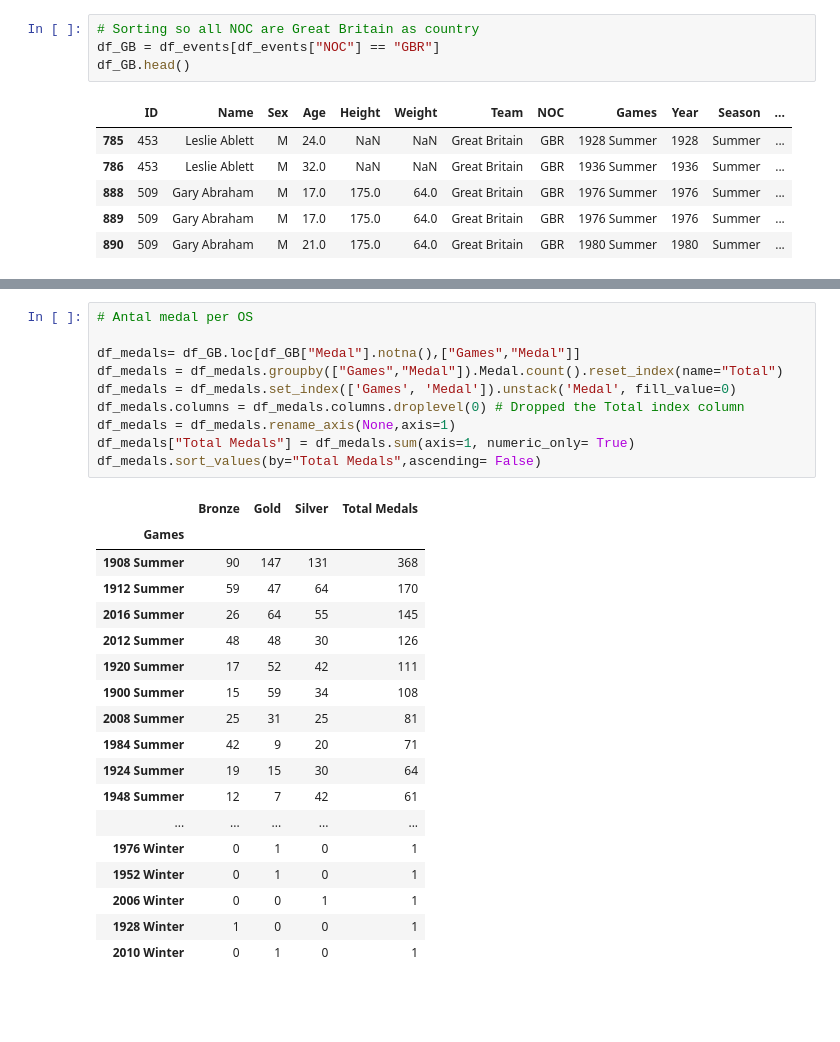
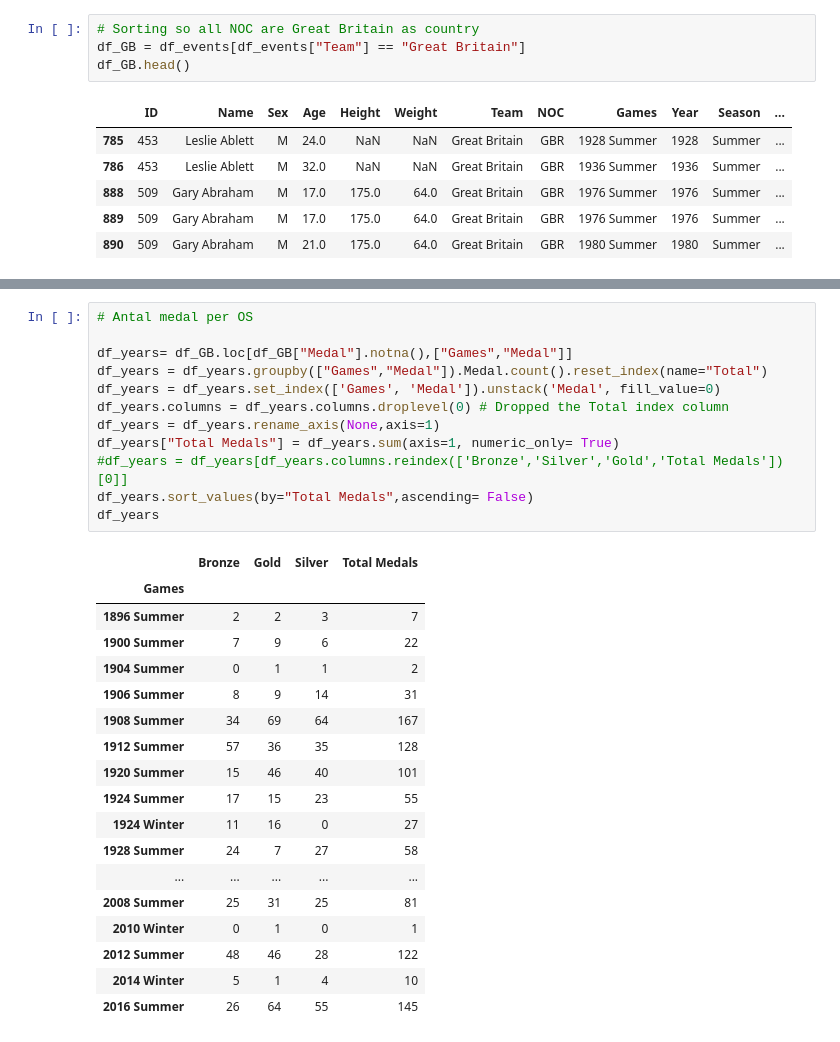
Before and after one commit to SCGlass/Databehandling_project_OS, a Jupyter notebook: Sam/Exercise_1.ipynb, the cells around one changed output, grey strips where cells are left out. Cells and saved outputs as stored; diff of their text form; blank space fills up the shorter version.

Commit message:
completing exercise 1. Need to sort out the ordering on the medals and add labels and title on the histogram

```diff
--- a/Sam/Exercise_1.ipynb
+++ b/Sam/Exercise_1.ipynb
@@ -48,7 +48,7 @@ df_events["Name_Hash"] = df_events["Name"].apply(
 )
 # %%
 # Sorting so all NOC are Great Britain as country
-df_GB = df_events[df_events["NOC"] == "GBR"]
+df_GB = df_events[df_events["Team"] == "Great Britain"]
 df_GB.head()
 # %% [output]
 |  | ID | Name | Sex | Age | Height | Weight | Team | NOC | Games | Year | Season | ... |
@@ -123,29 +108,31 @@ df_years
 # %%
 # Antal medal per OS
 
-df_medals= df_GB.loc[df_GB["Medal"].notna(),["Games","Medal"]]
-df_medals = df_medals.groupby(["Games","Medal"]).Medal.count().reset_index(name="Total")
-df_medals = df_medals.set_index(['Games', 'Medal']).unstack('Medal', fill_value=0)
-df_medals.columns = df_medals.columns.droplevel(0) # Dropped the Total index column
-df_medals = df_medals.rename_axis(None,axis=1)
-df_medals["Total Medals"] = df_medals.sum(axis=1, numeric_only= True)
-df_medals.sort_values(by="Total Medals",ascending= False)
+df_years= df_GB.loc[df_GB["Medal"].notna(),["Games","Medal"]]
+df_years = df_years.groupby(["Games","Medal"]).Medal.count().reset_index(name="Total")
+df_years = df_years.set_index(['Games', 'Medal']).unstack('Medal', fill_value=0)
+df_years.columns = df_years.columns.droplevel(0) # Dropped the Total index column
+df_years = df_years.rename_axis(None,axis=1)
+df_years["Total Medals"] = df_years.sum(axis=1, numeric_only= True)
+#df_years = df_years[df_years.columns.reindex(['Bronze','Silver','Gold','Total Medals'])[0]]
+df_years.sort_values(by="Total Medals",ascending= False)
+df_years
 # %% [output]
 |  | Bronze | Gold | Silver | Total Medals |
 | Games |  |  |  |  |
-| 1908 Summer | 90 | 147 | 131 | 368 |
-| 1912 Summer | 59 | 47 | 64 | 170 |
+| 1896 Summer | 2 | 2 | 3 | 7 |
+| 1900 Summer | 7 | 9 | 6 | 22 |
+| 1904 Summer | 0 | 1 | 1 | 2 |
+| 1906 Summer | 8 | 9 | 14 | 31 |
+| 1908 Summer | 34 | 69 | 64 | 167 |
+| 1912 Summer | 57 | 36 | 35 | 128 |
+| 1920 Summer | 15 | 46 | 40 | 101 |
+| 1924 Summer | 17 | 15 | 23 | 55 |
+| 1924 Winter | 11 | 16 | 0 | 27 |
+| 1928 Summer | 24 | 7 | 27 | 58 |
+| ... | ... | ... | ... | ... |
+| 2008 Summer | 25 | 31 | 25 | 81 |
+| 2010 Winter | 0 | 1 | 0 | 1 |
+| 2012 Summer | 48 | 46 | 28 | 122 |
+| 2014 Winter | 5 | 1 | 4 | 10 |
 | 2016 Summer | 26 | 64 | 55 | 145 |
-| 2012 Summer | 48 | 48 | 30 | 126 |
-| 1920 Summer | 17 | 52 | 42 | 111 |
-| 1900 Summer | 15 | 59 | 34 | 108 |
-| 2008 Summer | 25 | 31 | 25 | 81 |
-| 1984 Summer | 42 | 9 | 20 | 71 |
-| 1924 Summer | 19 | 15 | 30 | 64 |
-| 1948 Summer | 12 | 7 | 42 | 61 |
-| ... | ... | ... | ... | ... |
-| 1976 Winter | 0 | 1 | 0 | 1 |
-| 1952 Winter | 0 | 1 | 0 | 1 |
-| 2006 Winter | 0 | 0 | 1 | 1 |
-| 1928 Winter | 1 | 0 | 0 | 1 |
-| 2010 Winter | 0 | 1 | 0 | 1 |
```
Also changed, not shown: parts of 6 cells of this notebook.
